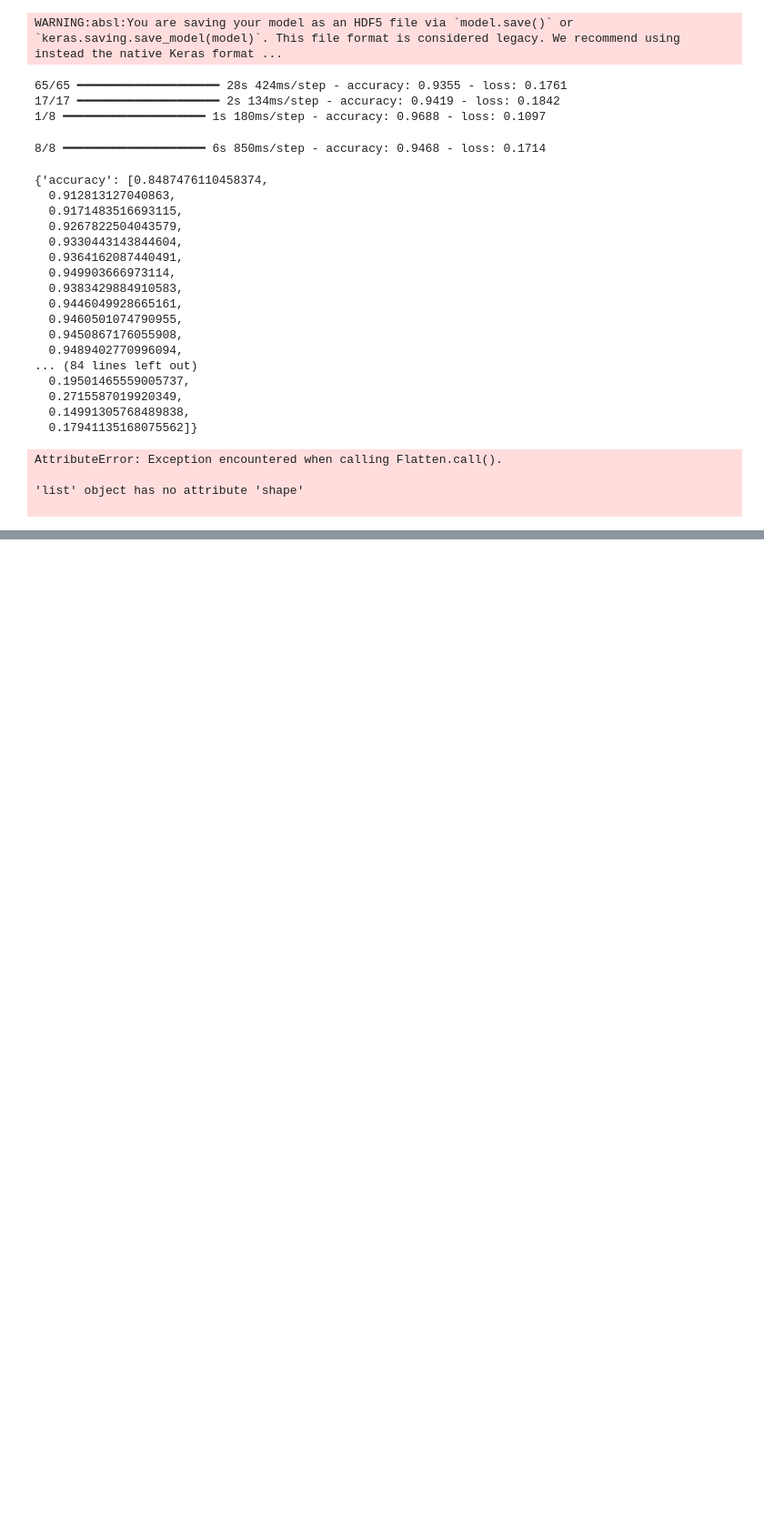
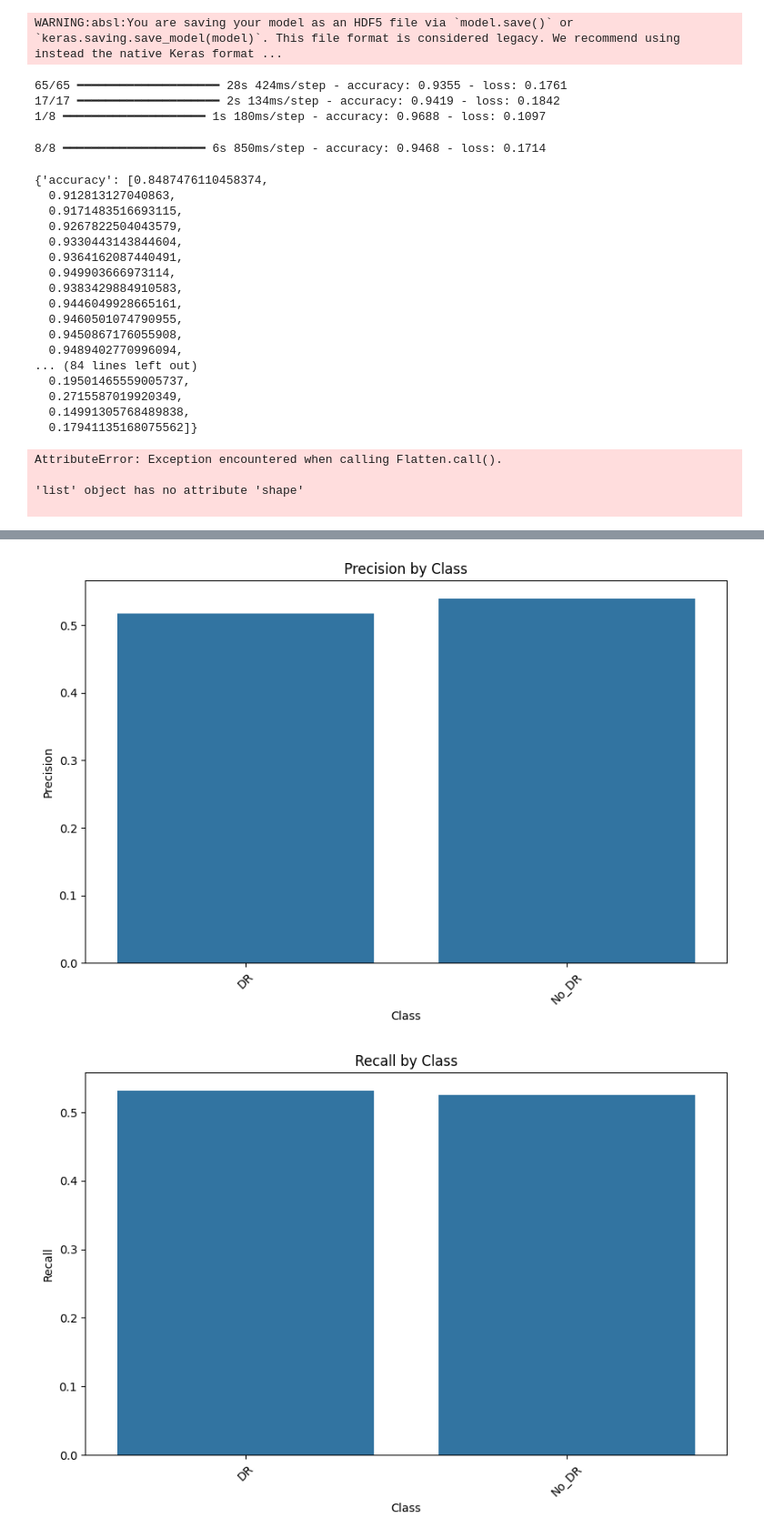
Before and after one commit to Ritiksb007/Major_Project, a Jupyter notebook: B_DR_VGG16.ipynb, the cells around one changed output, grey strips where cells are left out. Shown at 91% size. Saved outputs shown, nothing was run; the diff lists cells and outputs as text; code cells hidden in the pictures; blank space fills up the shorter version.

```diff
--- a/B_DR_VGG16.ipynb
+++ b/B_DR_VGG16.ipynb
@@ -378,0 +402,3 @@ AttributeError: Exception encountered when calling Flatten.call().
+# %%
+# Generate classification report
+report = classification_report(y_true, y_pred_classes, target_names=test_set.class_indices.keys(), output_dict=True)
@@ -378,0 +418,17 @@ AttributeError: Exception encountered when calling Flatten.call().
+# %%
+# Plot individual class metrics
+classes = list(test_set.class_indices.keys())
+metrics = ['precision', 'recall', 'f1-score']
+# %%
+for metric in metrics:
+    plt.figure(figsize=(10, 6))
+    values = [report[cls][metric] for cls in classes]
+    sns.barplot(x=classes, y=values)
+    plt.title(f'{metric.capitalize()} by Class')
+    plt.ylabel(metric.capitalize())
+    plt.xlabel('Class')
+    plt.xticks(rotation=45)
+    plt.show()
+# %% [output]
+[figure, added]
+[figure, added]
```
Also changed, not shown: parts of 5 cells of this notebook.
